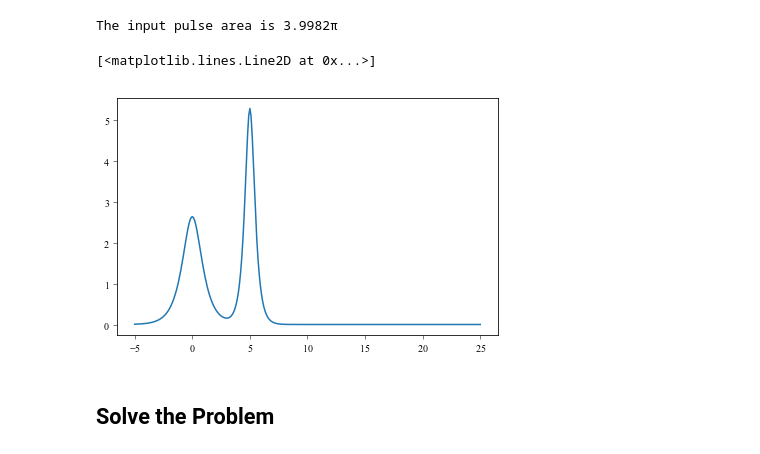
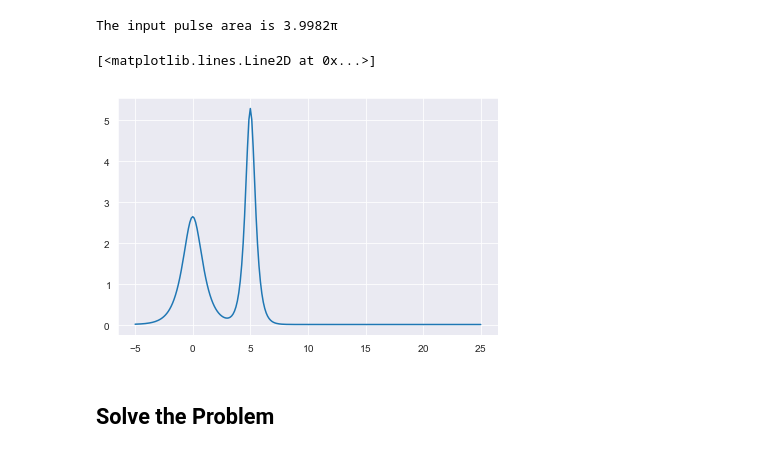
Before and after one commit to tpogden/notebooks-maxwellbloch, a Jupyter notebook: examples/mb-solve-two-sech-2pi-collision.ipynb, the cells around one changed output. Cells and saved outputs as stored; diff of their text form; code cells hidden in the pictures.

```diff
--- a/examples/mb-solve-two-sech-2pi-collision.ipynb
+++ b/examples/mb-solve-two-sech-2pi-collision.ipynb
@@ -107,11 +107,13 @@ The input pulse area is 3.9982π
 # %%
 import matplotlib.pyplot as plt
 %matplotlib inline
+import seaborn as sns
+sns.set_style('darkgrid')
 
 plt.plot(mb_solve_00.tlist, np.abs(mb_solve_00.Omegas_zt[0,0,:]))
 # %% [output]
 [<matplotlib.lines.Line2D at 0x...>]
-[figure, old version]
+[figure, new version]
 # %% [markdown]
 ## Solve the Problem
 # %%
```
Also changed, not shown: parts of 10 cells of this notebook, 5 other files.
